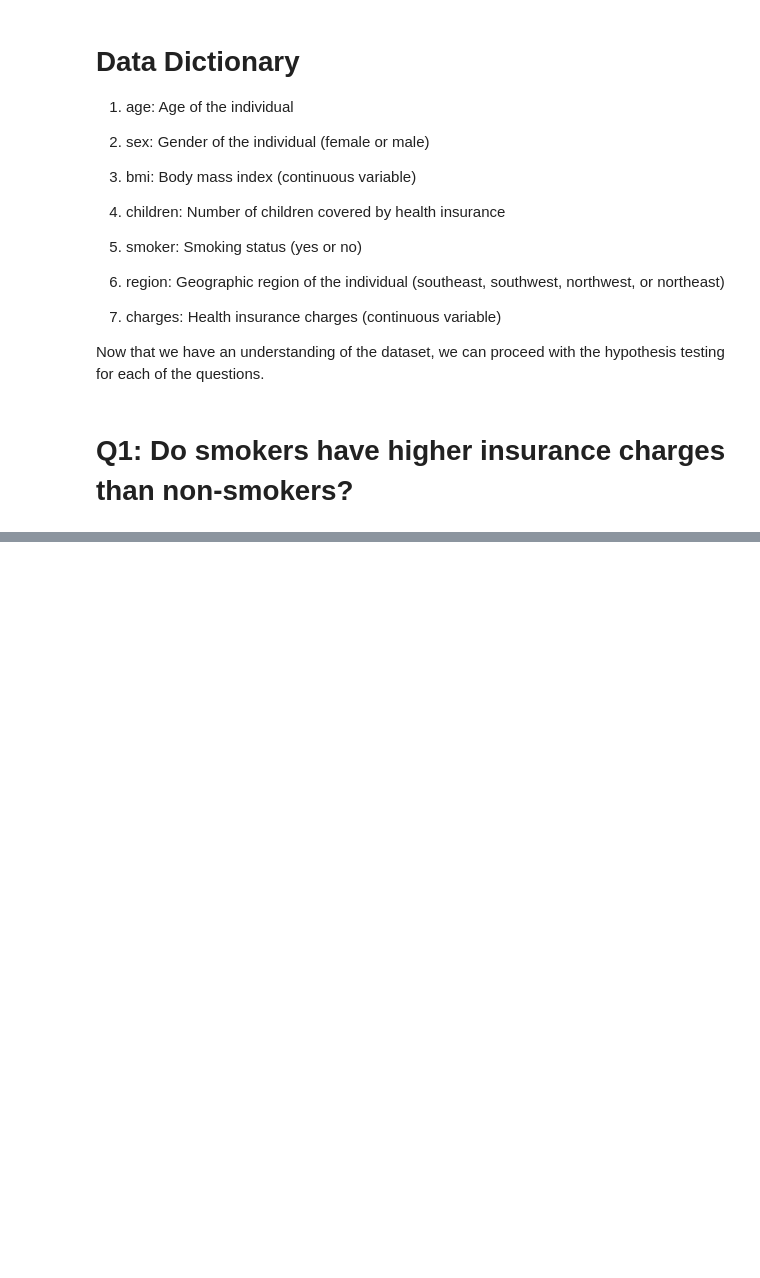
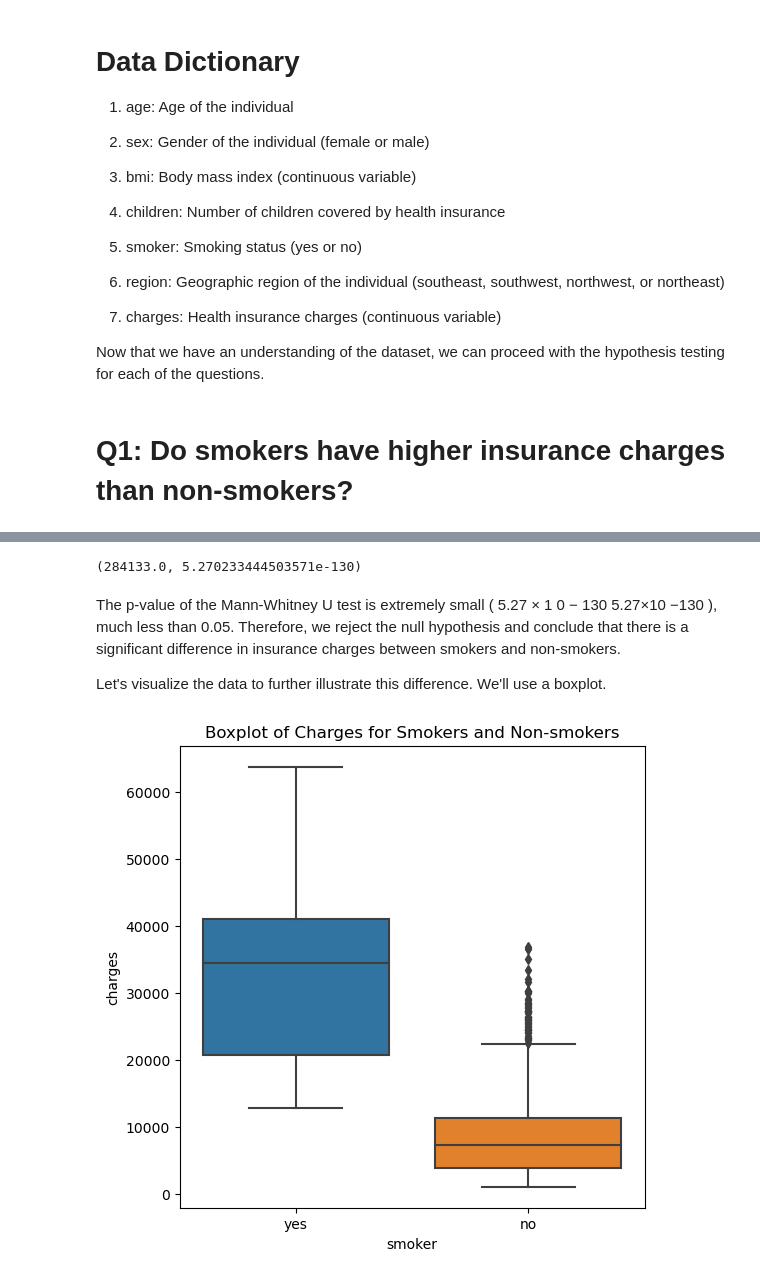
Before and after one commit to Noctua28/Hypothesis-Testing-with-Insurance-Data, a Jupyter notebook: Hypothesis Testing with Insurance Data.ipynb, the cells around one changed output, grey strips where cells are left out. Cells and saved outputs as stored; diff of their text form; code cells hidden in the pictures; blank space fills up the shorter version.

```diff
--- a/Hypothesis Testing with Insurance Data.ipynb
+++ b/Hypothesis Testing with Insurance Data.ipynb
@@ -176,0 +138,21 @@ For Q3, we utilized a one-way ANOVA to determine if there are differences in ave
+# %%
+from scipy.stats import mannwhitneyu
+
+# Perform Mann-Whitney U test
+u_statistic, p_value_mannwhitney = mannwhitneyu(smokers, non_smokers)
+
+u_statistic, p_value_mannwhitney
+# %% [output]
+(284133.0, 5.270233444503571e-130)
+# %% [markdown]
+The p-value of the Mann-Whitney U test is extremely small ( 5.27 × 1 0 − 130 5.27×10 −130 ), much less than 0.05. Therefore, we reject the null hypothesis and conclude that there is a significant difference in insurance charges between smokers and non-smokers.
+
+Let's visualize the data to further illustrate this difference. We'll use a boxplot.
+# %%
+# Boxplot of charges for smokers and non-smokers
+plt.figure(figsize=(6, 6))
+sns.boxplot(x='smoker', y='charges', data=df)
+plt.title('Boxplot of Charges for Smokers and Non-smokers')
+plt.show()
+# %% [output]
+[figure, added]
```
Also changed, not shown: parts of 47 cells of this notebook.
